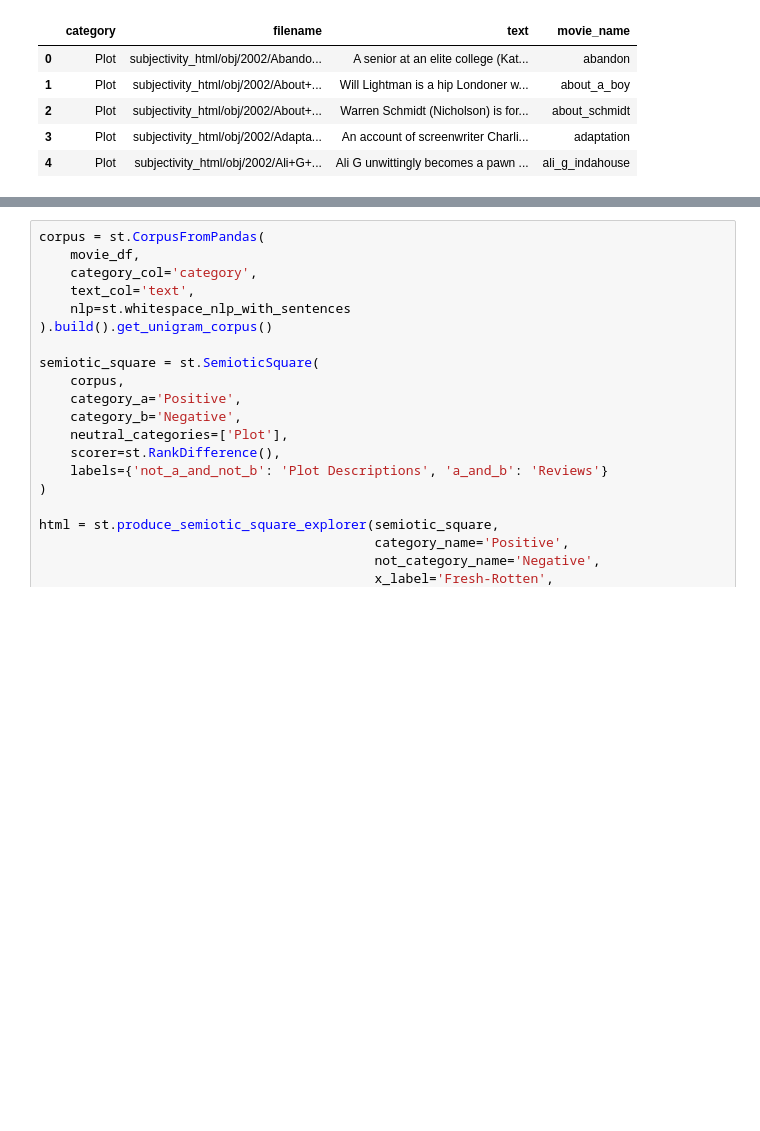
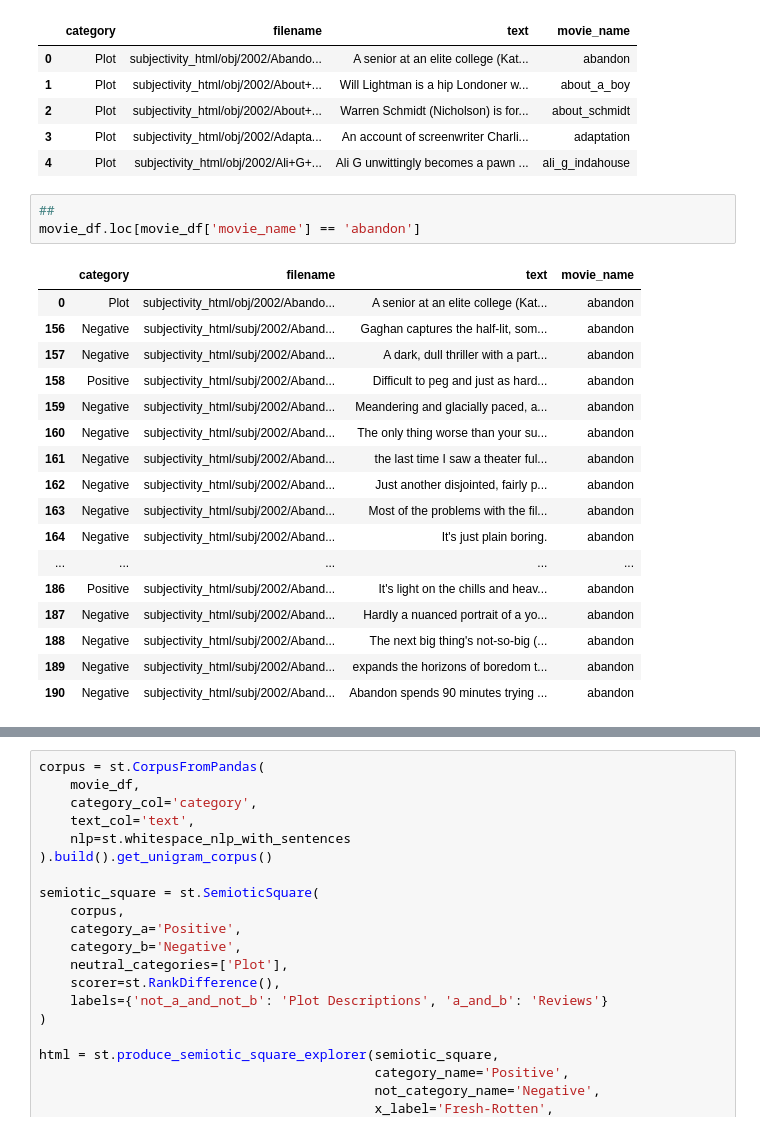
Before and after one commit to mindyng/2023-Business-Projects, a Jupyter notebook: sentiment-analysis-on-llm-chatbots.ipynb, the cells around one changed output, grey strips where cells are left out. Drawn from its saved outputs; the diff is of its cells as text; blank space fills up the shorter version.

```diff
--- a/sentiment-analysis-on-llm-chatbots.ipynb
+++ b/sentiment-analysis-on-llm-chatbots.ipynb
@@ -1774,3 +1774,24 @@ movie_df.head()
 | 2 | Plot | subjectivity_html/obj/2002/About+... | Warren Schmidt (Nicholson) is for... | about_schmidt |
 | 3 | Plot | subjectivity_html/obj/2002/Adapta... | An account of screenwriter Charli... | adaptation |
 | 4 | Plot | subjectivity_html/obj/2002/Ali+G+... | Ali G unwittingly becomes a pawn ... | ali_g_indahouse |
+# %%
+##
+movie_df.loc[movie_df['movie_name'] == 'abandon']
+# %% [output]
+|  | category | filename | text | movie_name |
+| 0 | Plot | subjectivity_html/obj/2002/Abando... | A senior at an elite college (Kat... | abandon |
+| 156 | Negative | subjectivity_html/subj/2002/Aband... | Gaghan captures the half-lit, som... | abandon |
+| 157 | Negative | subjectivity_html/subj/2002/Aband... | A dark, dull thriller with a part... | abandon |
+| 158 | Positive | subjectivity_html/subj/2002/Aband... | Difficult to peg and just as hard... | abandon |
+| 159 | Negative | subjectivity_html/subj/2002/Aband... | Meandering and glacially paced, a... | abandon |
+| 160 | Negative | subjectivity_html/subj/2002/Aband... | The only thing worse than your su... | abandon |
+| 161 | Negative | subjectivity_html/subj/2002/Aband... | the last time I saw a theater ful... | abandon |
+| 162 | Negative | subjectivity_html/subj/2002/Aband... | Just another disjointed, fairly p... | abandon |
+| 163 | Negative | subjectivity_html/subj/2002/Aband... | Most of the problems with the fil... | abandon |
+| 164 | Negative | subjectivity_html/subj/2002/Aband... | It's just plain boring. | abandon |
+| ... | ... | ... | ... | ... |
+| 186 | Positive | subjectivity_html/subj/2002/Aband... | It's light on the chills and heav... | abandon |
+| 187 | Negative | subjectivity_html/subj/2002/Aband... | Hardly a nuanced portrait of a yo... | abandon |
+| 188 | Negative | subjectivity_html/subj/2002/Aband... | The next big thing's not-so-big (... | abandon |
+| 189 | Negative | subjectivity_html/subj/2002/Aband... | expands the horizons of boredom t... | abandon |
+| 190 | Negative | subjectivity_html/subj/2002/Aband... | Abandon spends 90 minutes trying ... | abandon |
```
Also changed, not shown: parts of 14 cells of this notebook.
